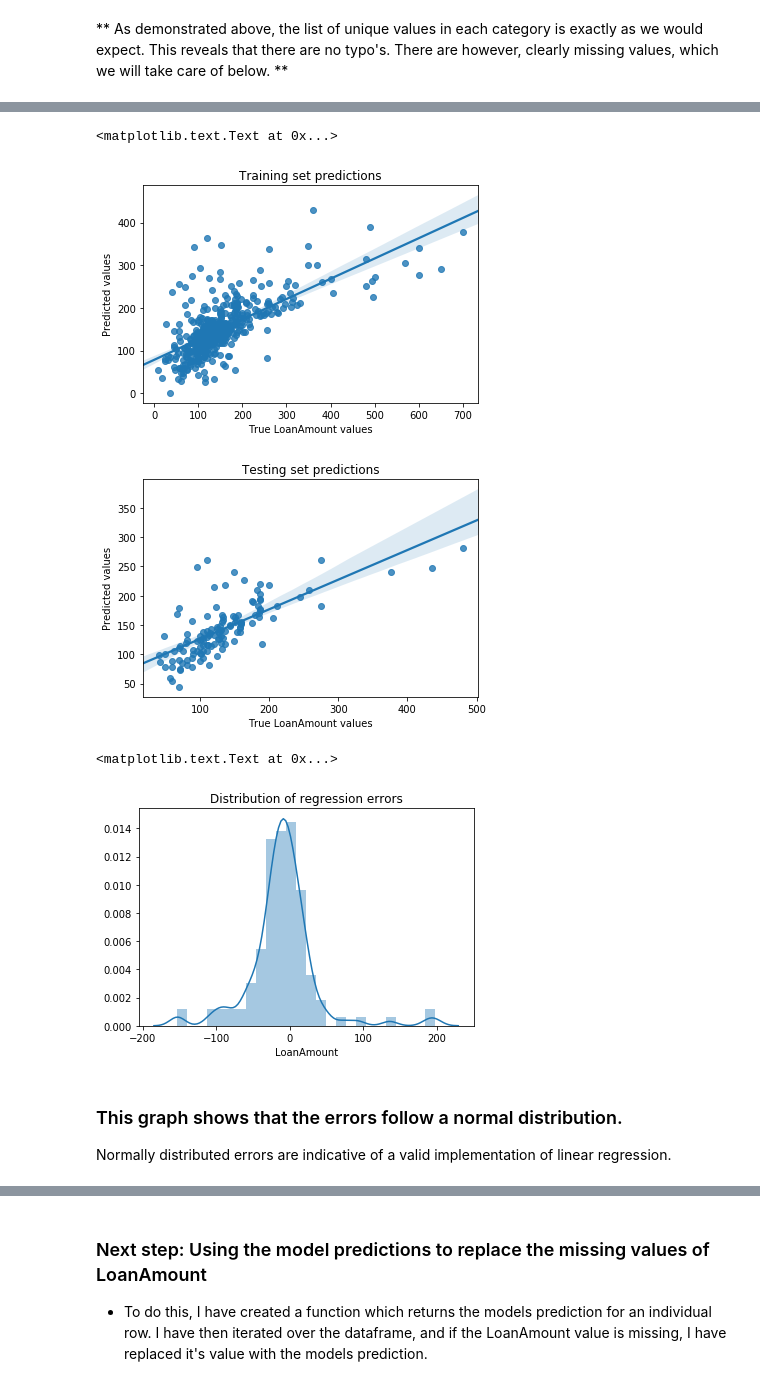
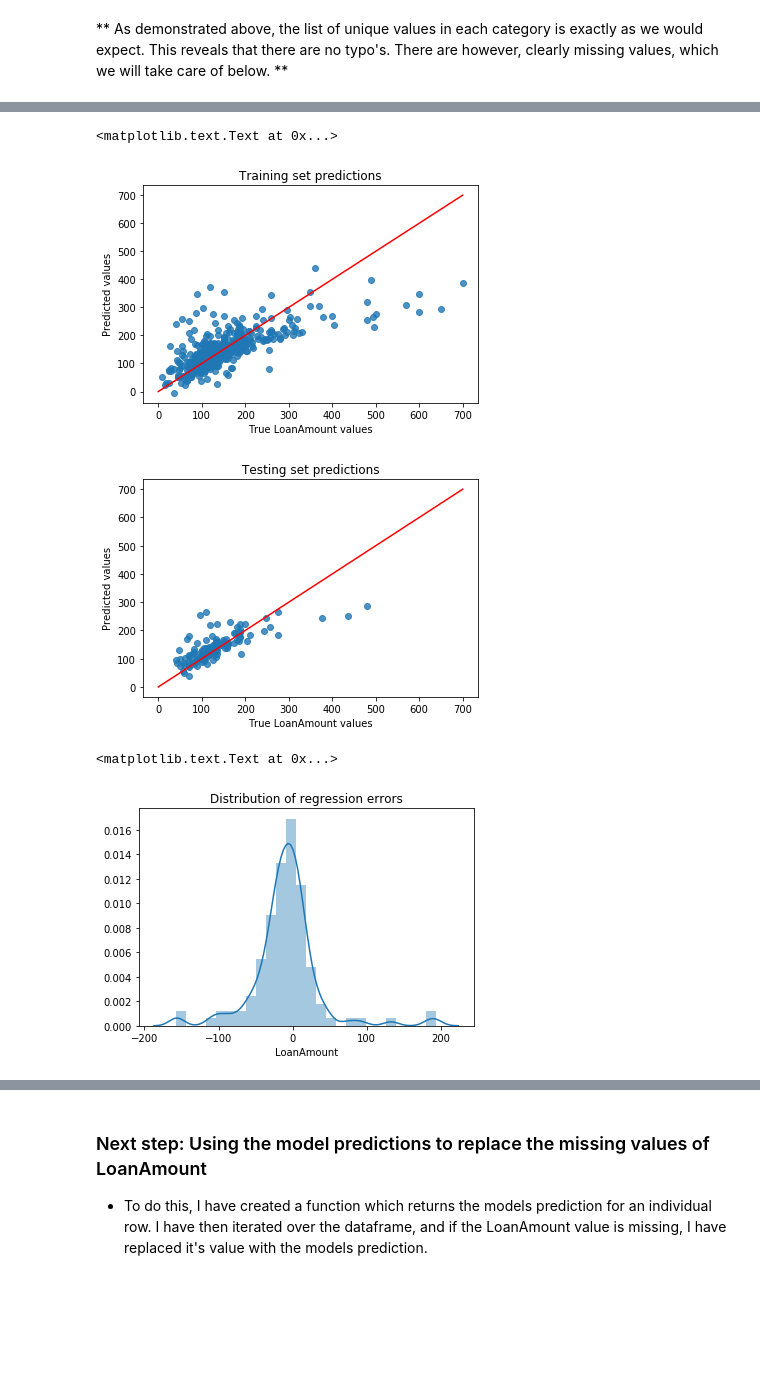
Before and after one commit to AdilZia/Loan-Prediction, a Jupyter notebook: LoanPrediction.ipynb, the cells around one changed output, grey strips where cells are left out. Drawn from its saved outputs; the diff is of its cells as text; code cells hidden in the pictures; blank space fills up the shorter version.

```diff
--- a/LoanPrediction.ipynb
+++ b/LoanPrediction.ipynb
@@ -491,7 +456,8 @@ from sklearn.linear_model import LinearRegression
 from sklearn.model_selection import train_test_split
 
 # Train, test split the dataset
-X_lm = df[pd.notnull(df['LoanAmount'])][['TotalIncome_log','Credit_History','Loan_Amount_Term']]
+# Since LoanAmount has missing values, use pd.notnull to access all non-missing values
+X_lm = df[pd.notnull(df['LoanAmount'])][['TotalIncome_log','Loan_Amount_Term']]
 y_lm = df[pd.notnull(df['LoanAmount'])]['LoanAmount']
 X_train, X_test, y_train, y_test = train_test_split(X_lm,y_lm,test_size = 0.2,random_state = 10)
 # %%
@@ -510,26 +491,31 @@ pd.DataFrame(reg.coef_,X_train.columns,columns = ['Coef'])
 # %%
-# Use the model to make predictions on the training and testing set
 # Display the performance of the model visually
 
-test_predictions = reg.predict(X_test)
-train_predictions = reg.predict(X_train)
 
+# To plot the 45 degree diagonal line - Represents perfect predictions
+xx = np.linspace(0,700,100)
+yy = np.linspace(0,700,100)
+
+
+# Plot of Predictions vs Actual with 45 degree perfect line displayed
 plt.figure()
-sns.regplot(y_train,train_predictions)
+sns.regplot(y_train,train_predictions,fit_reg = False)
+plt.plot(xx,yy,'r')
 plt.title("Training set predictions")
 plt.xlabel('True LoanAmount values')
 plt.ylabel('Predicted values')
 
+
 plt.figure()
-sns.regplot(y_test,test_predictions)
+sns.regplot(y_test,test_predictions, fit_reg = False)
+plt.plot(xx,yy,'r')
 plt.title('Testing set predictions')
 plt.xlabel('True LoanAmount values')
-
 plt.ylabel('Predicted values')
 # %% [output]
 <matplotlib.text.Text at 0x...>
-[figure, old version]
+[figure, new version]
-[figure, old version]
+[figure, new version]
 # %%
 # Evaluate the validity of the model - Plot the distribution of the errors
 plt.figure()
@@ -537,8 +523,4 @@ sns.distplot(y_test - test_predictions)
 plt.title("Distribution of regression errors")
 # %% [output]
 <matplotlib.text.Text at 0x...>
-[figure, old version]
+[figure, new version]
-# %% [markdown]
-### This graph shows that the errors follow a normal distribution.
-
-Normally distributed errors are indicative of a valid implementation of linear regression.
```
Also changed, not shown: parts of 39 cells of this notebook.
